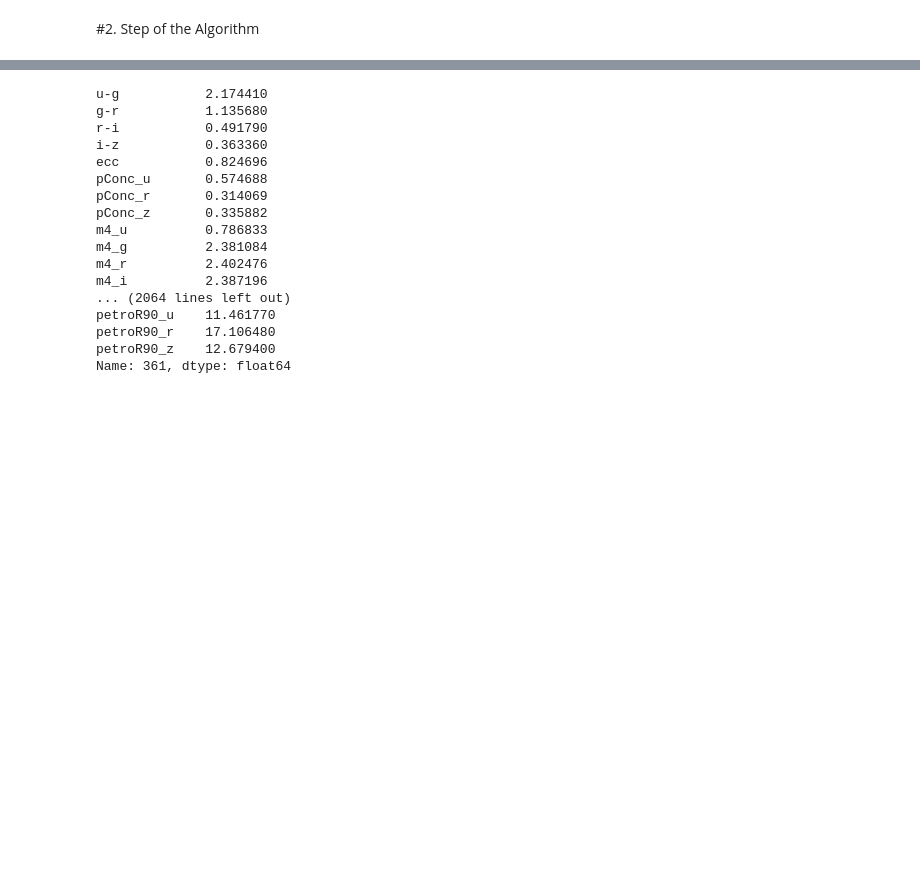
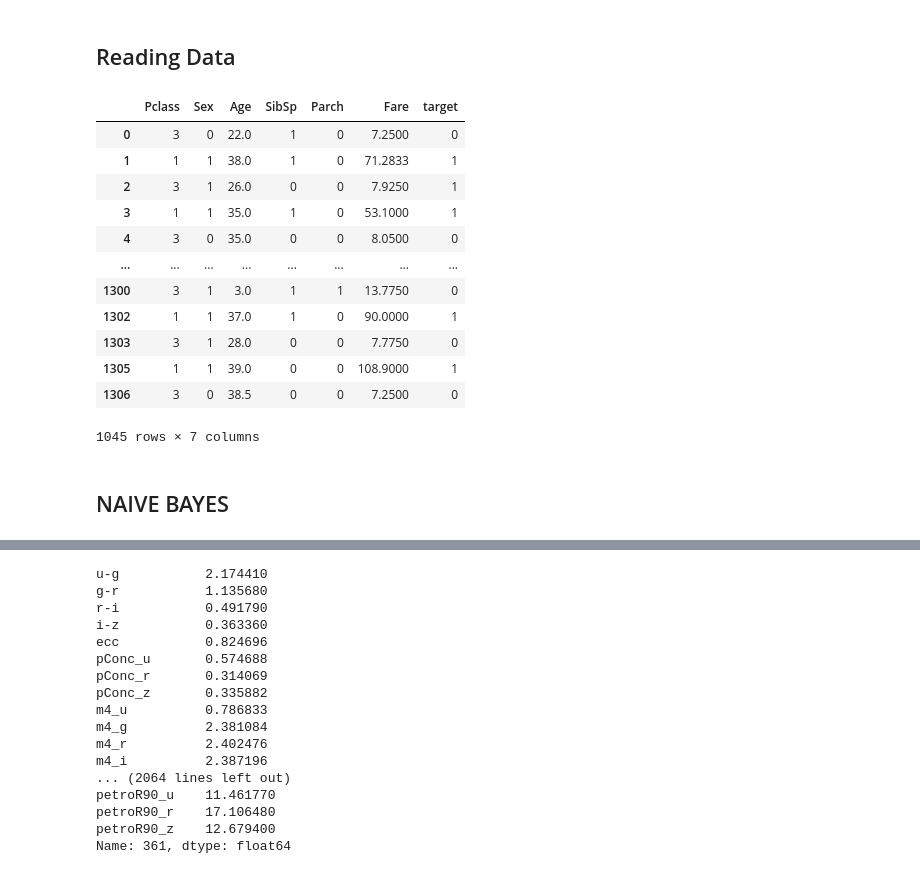
Before and after one commit to codezart/Machine-learning-algorithm-analysis, a Jupyter notebook: Algorithms/notebooks/NaiveBayes.ipynb, the cells around one changed output, grey strips where cells are left out. Cells and saved outputs as stored; diff of their text form; code cells hidden in the pictures; blank space fills up the shorter version.

```diff
--- a/Algorithms/notebooks/NaiveBayes.ipynb
+++ b/Algorithms/notebooks/NaiveBayes.ipynb
@@ -33,0 +6,2 @@ pprint(lookup_table)
+# %% [markdown]
+## Reading Data
@@ -34,3 +22,57 @@ pprint(lookup_table)
+# %%
+#CAR DATASET
+def DatasetCAR():
+    df = pd.read_csv('../../Data/dataset1-car/car_dataset.csv')
+
+#     df['buying'].replace(['vhigh', 'high', 'med', 'low'],[3,2,1,0], inplace = True)
+#     df['maintenance'].replace(['vhigh', 'high', 'med', 'low'],[3,2,1,0], inplace = True)
+#     df['doors'].replace(['2', '3', '4', '5more'],[2,3,4,5], inplace = True)
+#     df['persons'].replace(['2', '4', 'more'],[2,4,5], inplace = True)
+#     df['lug_boot'].replace(['small', 'med', 'big'],[1,2,3], inplace = True)
+#     df['safety'].replace(['high', 'med', 'low'],[3,2,1], inplace = True)
+#     df['target'].replace(['unacc', 'acc', 'good', 'vgood'],[0,1,2,3], inplace = True)
+    df= df[df.target !=3]
+    df= df[df.target !=2]
+    df = df.sample(df.shape[0])
+    return df
+
+df = DatasetCAR()
+# %%
+#IRIS DATASET
+def DatasetIRIS():
+    df = pd.read_csv('../../Data/iris/iris.data')
+    #df['target'].replace(['Iris-setosa', 'Iris-versicolor', 'Iris-virginica'],[0,1,2], inplace = True)
+    df = df.sample(df.shape[0])
+    return df
+df = DatasetIRIS()
+# %%
+#TITANIC DATASET
+def DatasetTITANIC():
+    df = pd.read_csv('../../Data/Titanic/train.csv')
+    df.drop(columns = ['Cabin', 'Embarked', 'Ticket','Name','PassengerId'], inplace=True)
+    df['Sex'].replace(['male', 'female'],[0,1], inplace = True)
+    df =df.dropna()
+
+    return df
+df = DatasetTITANIC()
+# %%
+df
+# %% [output]
+|  | Pclass | Sex | Age | SibSp | Parch | Fare | target |
+| 0 | 3 | 0 | 22.0 | 1 | 0 | 7.2500 | 0 |
+| 1 | 1 | 1 | 38.0 | 1 | 0 | 71.2833 | 1 |
+| 2 | 3 | 1 | 26.0 | 0 | 0 | 7.9250 | 1 |
+| 3 | 1 | 1 | 35.0 | 1 | 0 | 53.1000 | 1 |
+| 4 | 3 | 0 | 35.0 | 0 | 0 | 8.0500 | 0 |
+| ... | ... | ... | ... | ... | ... | ... | ... |
+| 1300 | 3 | 1 | 3.0 | 1 | 1 | 13.7750 | 0 |
+| 1302 | 1 | 1 | 37.0 | 1 | 0 | 90.0000 | 1 |
+| 1303 | 3 | 1 | 28.0 | 0 | 0 | 7.7750 | 0 |
+| 1305 | 1 | 1 | 39.0 | 0 | 0 | 108.9000 | 1 |
+| 1306 | 3 | 0 | 38.5 | 0 | 0 | 7.2500 | 0 |
+1045 rows × 7 columns
+# %% [markdown]
+## NAIVE BAYES
 # %%
 def create_table(df, label_column):
     table = {}
@@ -60,5 +102,3 @@ def create_table(df, label_column):
     return table
-# %% [markdown]
-#2. Step of the Algorithm
 # %%
 def predict_example(row, lookup_table):
```
Also changed, not shown: parts of 11 cells of this notebook, 8 other files.
